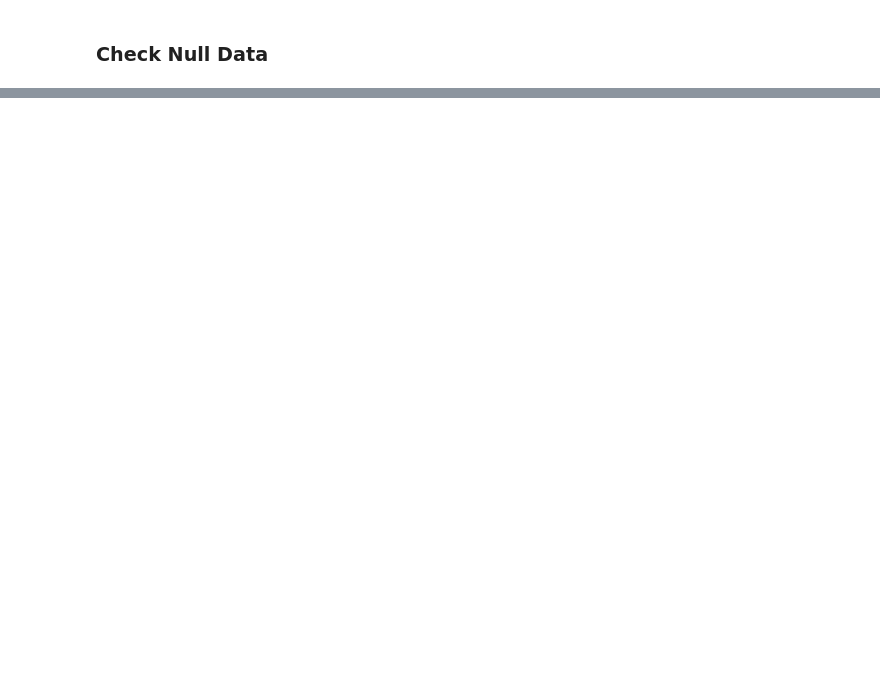
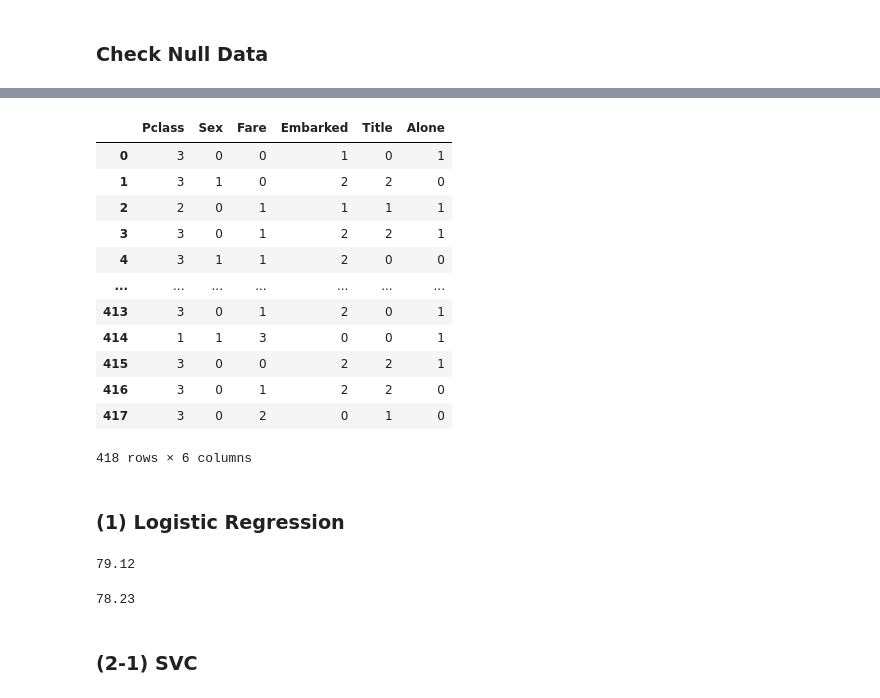
Before and after one commit to soominok/ml-tf-study, a Jupyter notebook: titanic/titanic_jupyter.ipynb, the cells around one changed output, grey strips where cells are left out. Cells and saved outputs as stored; diff of their text form; code cells hidden in the pictures; blank space fills up the shorter version.

```diff
--- a/titanic/titanic_jupyter.ipynb
+++ b/titanic/titanic_jupyter.ipynb
@@ -199,0 +474,16 @@ test_df['Title'] = train_df['Name'].str.split(", ", expand=True)[1].str.split(".
+# %%
+X_test
+# %% [output]
+|  | Pclass | Sex | Fare | Embarked | Title | Alone |
+| 0 | 3 | 0 | 0 | 1 | 0 | 1 |
+| 1 | 3 | 1 | 0 | 2 | 2 | 0 |
+| 2 | 2 | 0 | 1 | 1 | 1 | 1 |
+| 3 | 3 | 0 | 1 | 2 | 2 | 1 |
+| 4 | 3 | 1 | 1 | 2 | 0 | 0 |
+| ... | ... | ... | ... | ... | ... | ... |
+| 413 | 3 | 0 | 1 | 2 | 0 | 1 |
+| 414 | 1 | 1 | 3 | 0 | 0 | 1 |
+| 415 | 3 | 0 | 0 | 2 | 2 | 1 |
+| 416 | 3 | 0 | 1 | 2 | 2 | 0 |
+| 417 | 3 | 0 | 2 | 0 | 1 | 0 |
+418 rows × 6 columns
@@ -199,0 +492,19 @@ test_df['Title'] = train_df['Name'].str.split(", ", expand=True)[1].str.split(".
+# %% [markdown]
+### (1) Logistic Regression
+# %%
+logistic_reg = LogisticRegression()
+logistic_reg.fit(X_train, y_train)
+y_pred_logistic = logistic_reg.predict(X_test)
+acc_logistic = round(logistic_reg.score(X_train, y_train) * 100, 2)
+acc_logistic
+# %% [output]
+79.12
+# %%
+logistic_reg = LogisticRegression()
+score = cross_val_score(logistic_reg, X_train, y_train, cv=k_fold, n_jobs=1, scoring='accuracy')
+acc_logistic_val = round(np.mean(score) * 100, 2)
+acc_logistic_val
+# %% [output]
+78.23
+# %% [markdown]
+### (2-1) SVC
```
Also changed, not shown: parts of 73 cells of this notebook, 4 other files.
